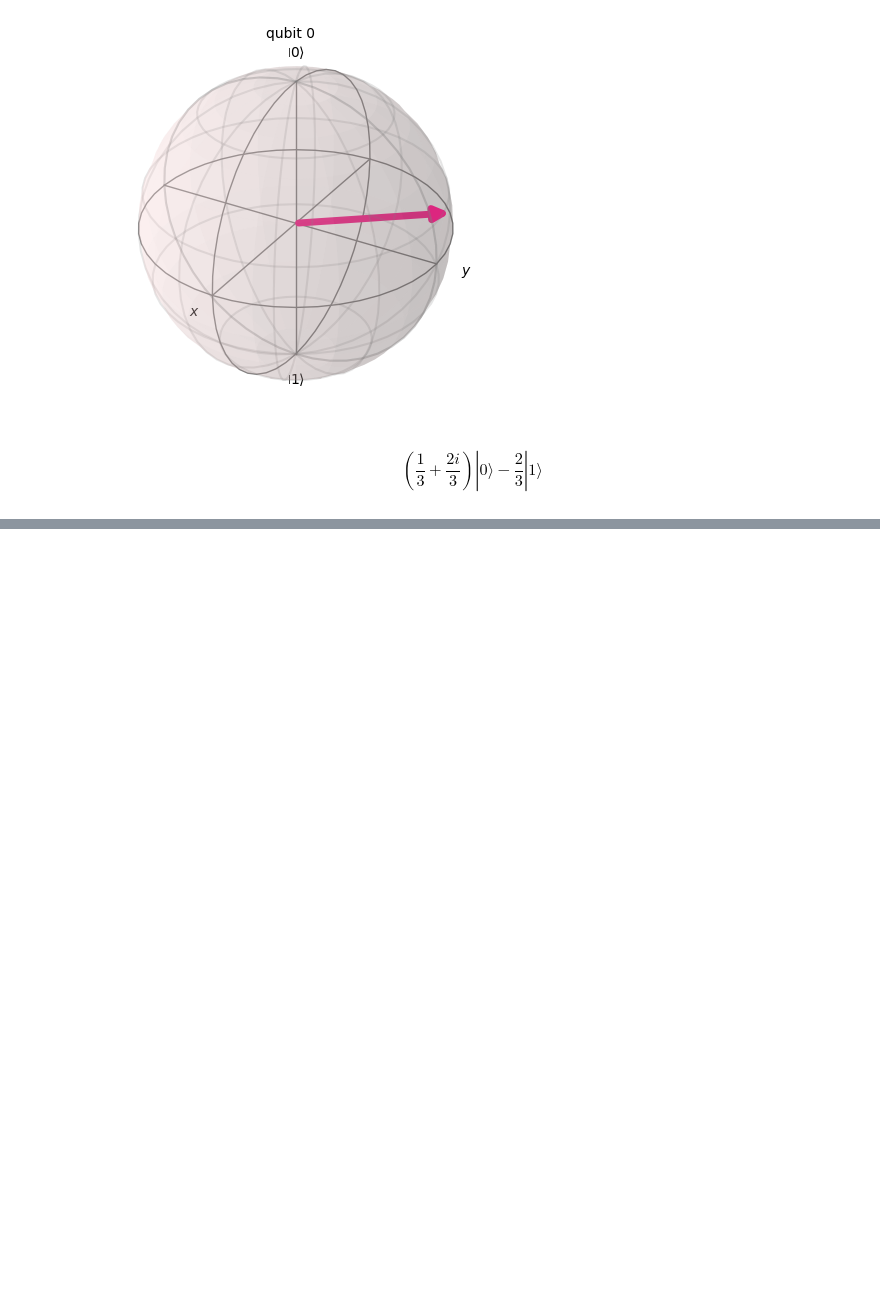
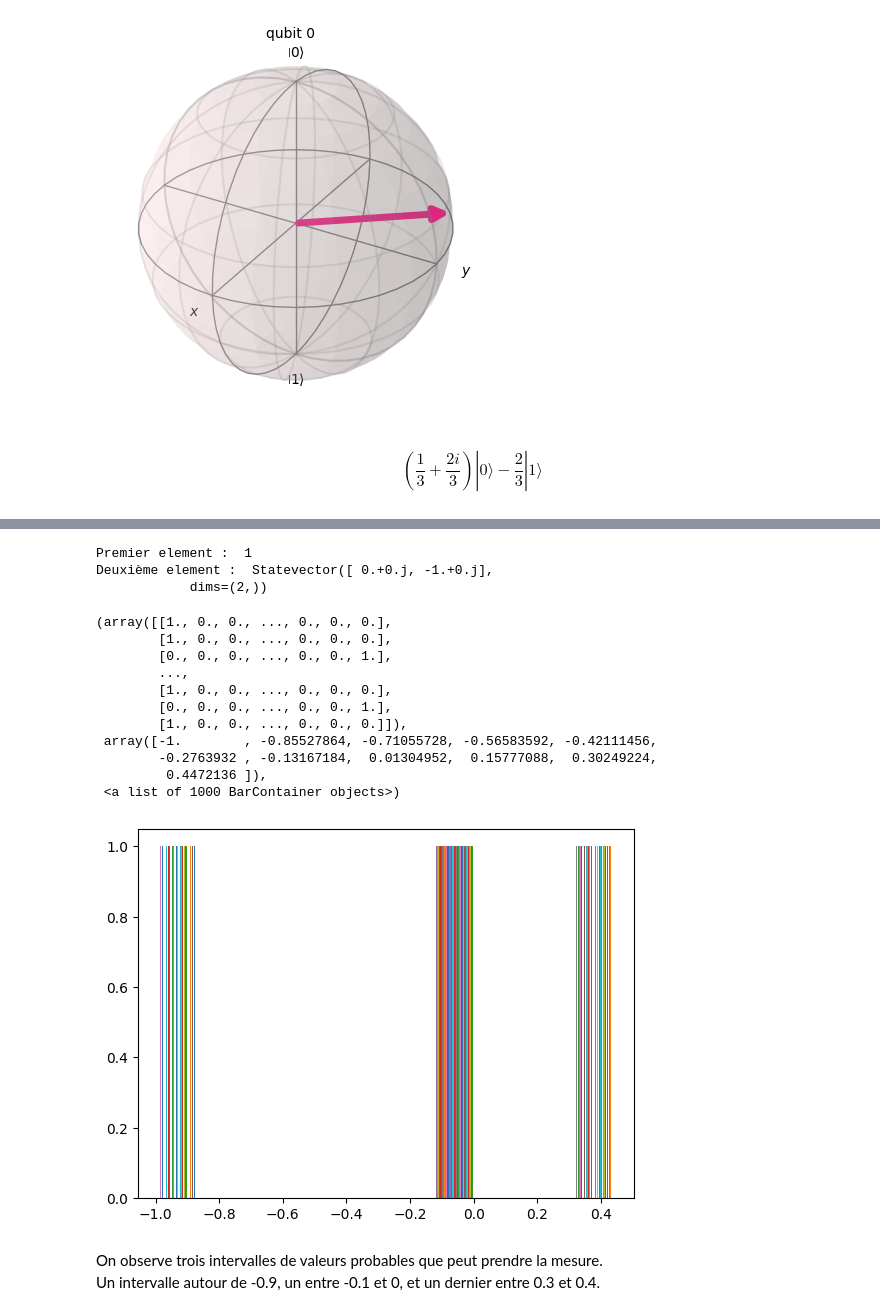
Before and after one commit to RBoutroux/TP_qiskit, a Jupyter notebook: TP.ipynb, the cells around one changed output, grey strips where cells are left out. Drawn from its saved outputs; the diff is of its cells as text; code cells hidden in the pictures; blank space fills up the shorter version.

Commit message:
Affichage de l'histogramme

```diff
--- a/TP.ipynb
+++ b/TP.ipynb
@@ -93,3 +95,8 @@ Measurement result: (np.str_('1'), Statevector([ 0.+0.j, -1.+0.j],
 Post-measurement state: Statevector([ 0.33333333+0.66666667j, -0.66666667+0.j        ],
             dims=(2,))
 $$(\frac{1}{3} + \frac{2 i}{3}) |0\rangle- \frac{2}{3} |1\rangle$$
+# %%
+measurements = []
+for i in range(1000):
+    measurements.append(psi.measure())
+print(measurements)
@@ -95,0 +121,25 @@ $$(\frac{1}{3} + \frac{2 i}{3}) |0\rangle- \frac{2}{3} |1\rangle$$
+# %%
+print("Premier element : ",measurements[0][0])
+print("Deuxième element : ",measurements[0][1])
+
+# Hisotgram of the measurements seconde elemetns
+plt.hist([m[1] for m in measurements])
+# %% [output]
+Premier element :  1
+Deuxième element :  Statevector([ 0.+0.j, -1.+0.j],
+            dims=(2,))
+(array([[1., 0., 0., ..., 0., 0., 0.],
+        [1., 0., 0., ..., 0., 0., 0.],
+        [0., 0., 0., ..., 0., 0., 1.],
+        ...,
+        [1., 0., 0., ..., 0., 0., 0.],
+        [0., 0., 0., ..., 0., 0., 1.],
+        [1., 0., 0., ..., 0., 0., 0.]]),
+ array([-1.        , -0.85527864, -0.71055728, -0.56583592, -0.42111456,
+        -0.2763932 , -0.13167184,  0.01304952,  0.15777088,  0.30249224,
+         0.4472136 ]),
+ <a list of 1000 BarContainer objects>)
+[figure, added]
+# %% [markdown]
+On observe trois intervalles de valeurs probables que peut prendre la mesure.
+Un intervalle autour de -0.9, un entre -0.1 et 0, et un dernier entre 0.3 et 0.4.
```
Also changed, not shown: parts of 4 cells of this notebook.
